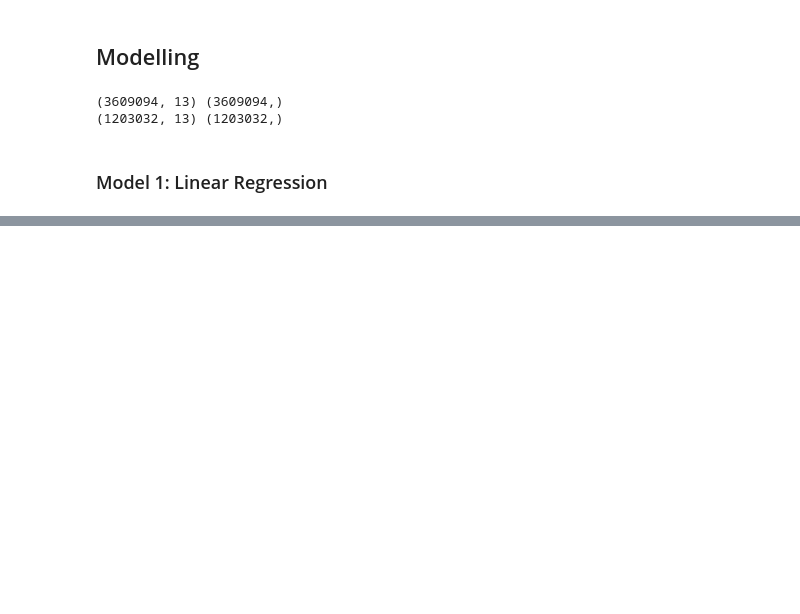
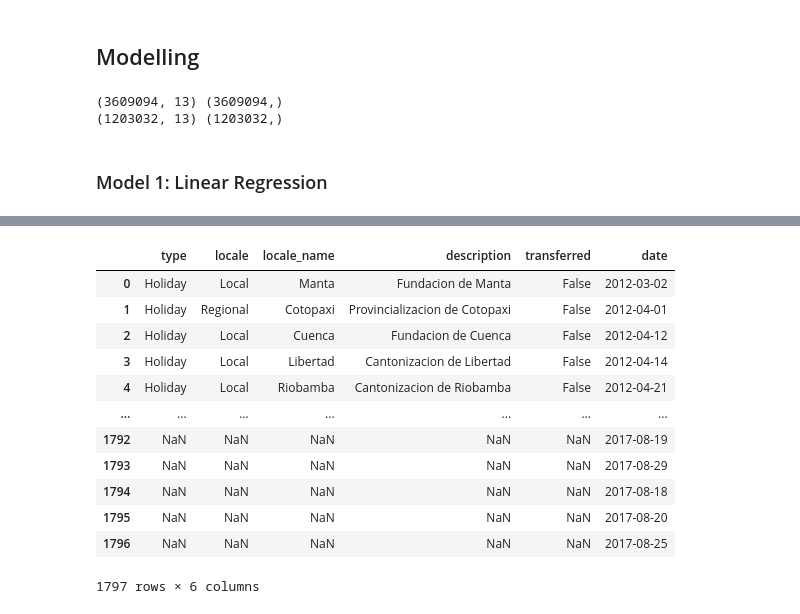
Before and after one commit to kbay9/Retail_Sales_Price_Prediction, a Jupyter notebook: sales_prediction.ipynb, the cells around one changed output, grey strips where cells are left out. Drawn from its saved outputs; the diff is of its cells as text; code cells hidden in the pictures; blank space fills up the shorter version.

```diff
--- a/sales_prediction.ipynb
+++ b/sales_prediction.ipynb
@@ -2021,0 +2239,4 @@ print(X_test.shape, y_test.shape)
+# %%
+# Number of expected dates
+expected_test_days = pd.date_range(start = test_data["date"].min(), end = test_data["date"].max())
+expected_test_days
@@ -2021,0 +2265,5 @@ print(X_test.shape, y_test.shape)
+# %%
+# Getting missing dates
+holidays_events.rename(columns = {"sales_date":"date"}, inplace = True)
+missing_holiday_dates = set(expected_test_days.date) - set(holidays_events["date"].unique())
+missing_holiday_dates
@@ -2021,0 +2286,4 @@ print(X_test.shape, y_test.shape)
+# %%
+# Creating a dataframe for the missing dates in the holiday data
+holidays_add = pd.DataFrame(missing_holiday_dates, columns = ["date"])
+holidays_add
@@ -2021,0 +2307,19 @@ print(X_test.shape, y_test.shape)
+# %%
+# Adding the  missing holiday dates to the main dataframe
+holidays_events = pd.concat([holidays_events, holidays_add], ignore_index=True)
+holidays_events["date"] = pd.to_datetime(holidays_events["date"]).dt.date
+holidays_events
+# %% [output]
+|  | type | locale | locale_name | description | transferred | date |
+| 0 | Holiday | Local | Manta | Fundacion de Manta | False | 2012-03-02 |
+| 1 | Holiday | Regional | Cotopaxi | Provincializacion de Cotopaxi | False | 2012-04-01 |
+| 2 | Holiday | Local | Cuenca | Fundacion de Cuenca | False | 2012-04-12 |
+| 3 | Holiday | Local | Libertad | Cantonizacion de Libertad | False | 2012-04-14 |
+| 4 | Holiday | Local | Riobamba | Cantonizacion de Riobamba | False | 2012-04-21 |
+| ... | ... | ... | ... | ... | ... | ... |
+| 1792 | NaN | NaN | NaN | NaN | NaN | 2017-08-19 |
+| 1793 | NaN | NaN | NaN | NaN | NaN | 2017-08-29 |
+| 1794 | NaN | NaN | NaN | NaN | NaN | 2017-08-18 |
+| 1795 | NaN | NaN | NaN | NaN | NaN | 2017-08-20 |
+| 1796 | NaN | NaN | NaN | NaN | NaN | 2017-08-25 |
+1797 rows × 6 columns
```
Also changed, not shown: parts of 58 cells of this notebook, 1 other file.
